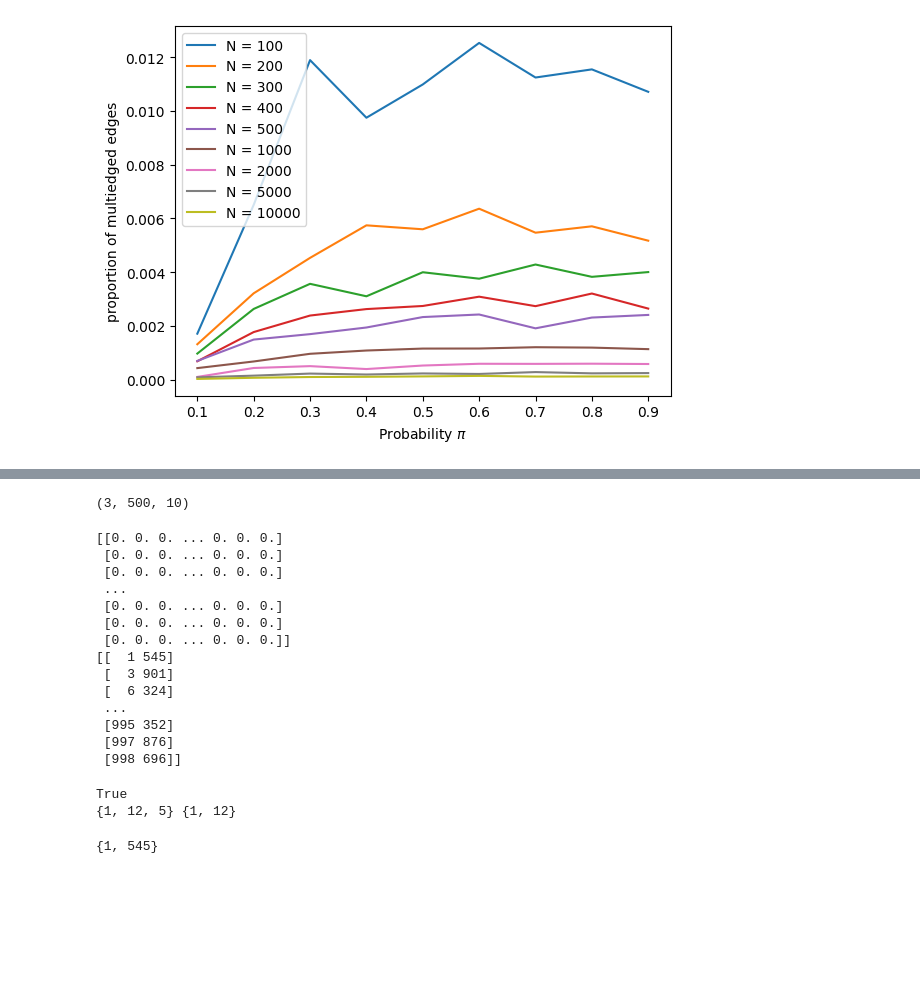
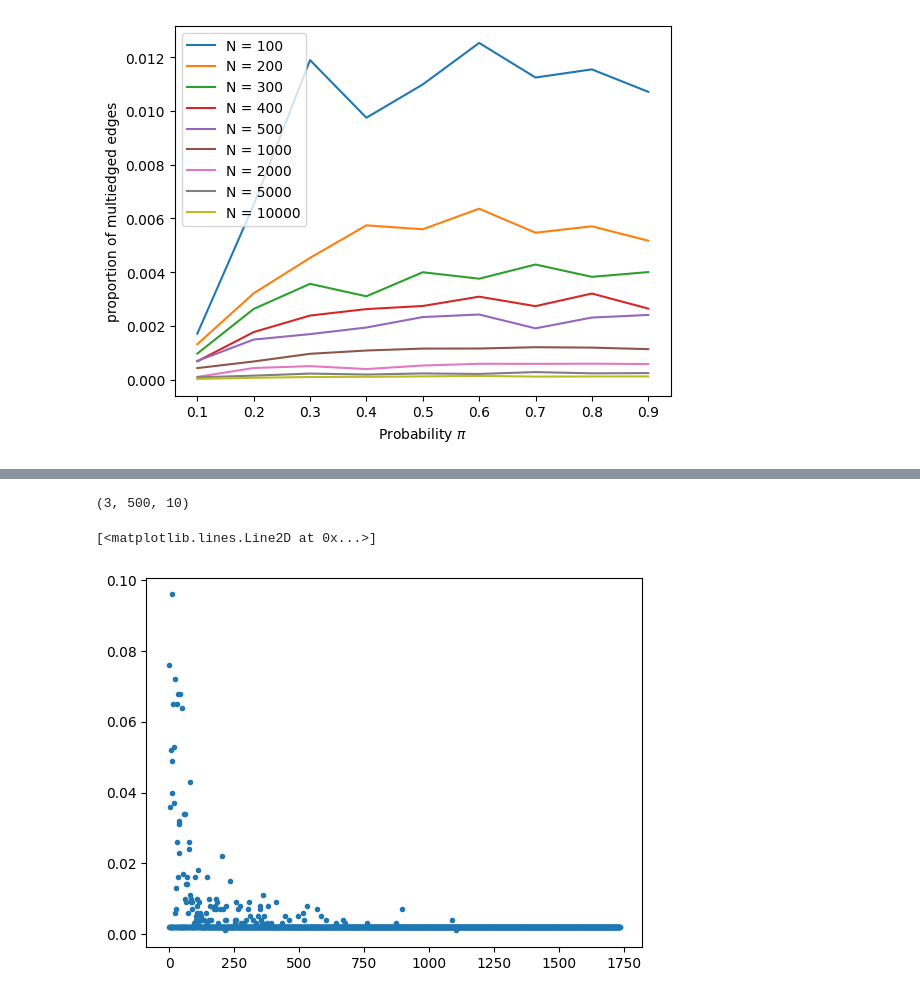
Before and after one commit to rbousquet/weigt_project, a Jupyter notebook: code/data_analysis.ipynb, the cells around one changed output, grey strips where cells are left out. Drawn from its saved outputs; the diff is of its cells as text; code cells hidden in the pictures; blank space fills up the shorter version.

Commit message:
Graph sampling and giant compnent size calculation

```diff
--- a/code/data_analysis.ipynb
+++ b/code/data_analysis.ipynb
@@ -100,12 +91,0 @@ print(filenames[:10])
-# %%
-N_sample=10
-N=[100,1000,10000]
-P =np.linspace(0,1,500)
-data=[]
-for n in N :
-    proba=[]
-    for p in P :
-        file = f"./graphs/N_sample{N_sample}_N{n}_p{p:.4f}.npy"
-        proba.append(np.load(file,allow_pickle=True))
-    data.append(proba)
-data=np.array(data)
@@ -130,46 +92,21 @@ print(data[0,100,0].sum(axis=1))
-# %%
-print(data.shape)
-# %% [output]
-(3, 500, 10)
-# %%
-from scipy.sparse import coo_array
-def find_components(graph):
-    return
-N=10000
-g = data[1,1,0].toarray()
-#connectivity = np.array([{j for j in range(N) if g[i,j]==1 or g[j,i] } for i in range(N)])
-print(g)
-G = np.argwhere(g ==1)
-print(G)
-# %% [output]
-[[0. 0. 0. ... 0. 0. 0.]
- [0. 0. 0. ... 0. 0. 0.]
- [0. 0. 0. ... 0. 0. 0.]
- ...
- [0. 0. 0. ... 0. 0. 0.]
- [0. 0. 0. ... 0. 0. 0.]
- [0. 0. 0. ... 0. 0. 0.]]
-[[  1 545]
- [  3 901]
- [  6 324]
- ...
- [995 352]
- [997 876]
- [998 696]]
-# %%
-a = {1,5}
-b={1,12}
-print( bool(a & b))
-a.update(b)
-print(a,b)
-# %% [output]
-True
-{1, 12, 5} {1, 12}
+# %%
+print(data.shape)
+# %% [output]
+(3, 500, 10)
 # %%
+g = data[1,400,0].toarray()
+G = np.argwhere(g ==1)
 clusters=[set(G[0])]
-current = clusters[0]
-print(current)
-for edge in G :
+for edge in tqdm(G) :
     e = set(edge)
+    for c in clusters :
+        if bool(c & e) :
+            c.update(e)
+            break
+    clusters.append(e)
-# %% [output]
-{1, 545}
+# %%
+s = np.array([len(c) for c in clusters])
+plt.plot(s/1000,".")
+# %% [output]
+[<matplotlib.lines.Line2D at 0x...>]
+[figure, added]
```
Also changed, not shown: parts of 4 cells of this notebook, 2 other files.
